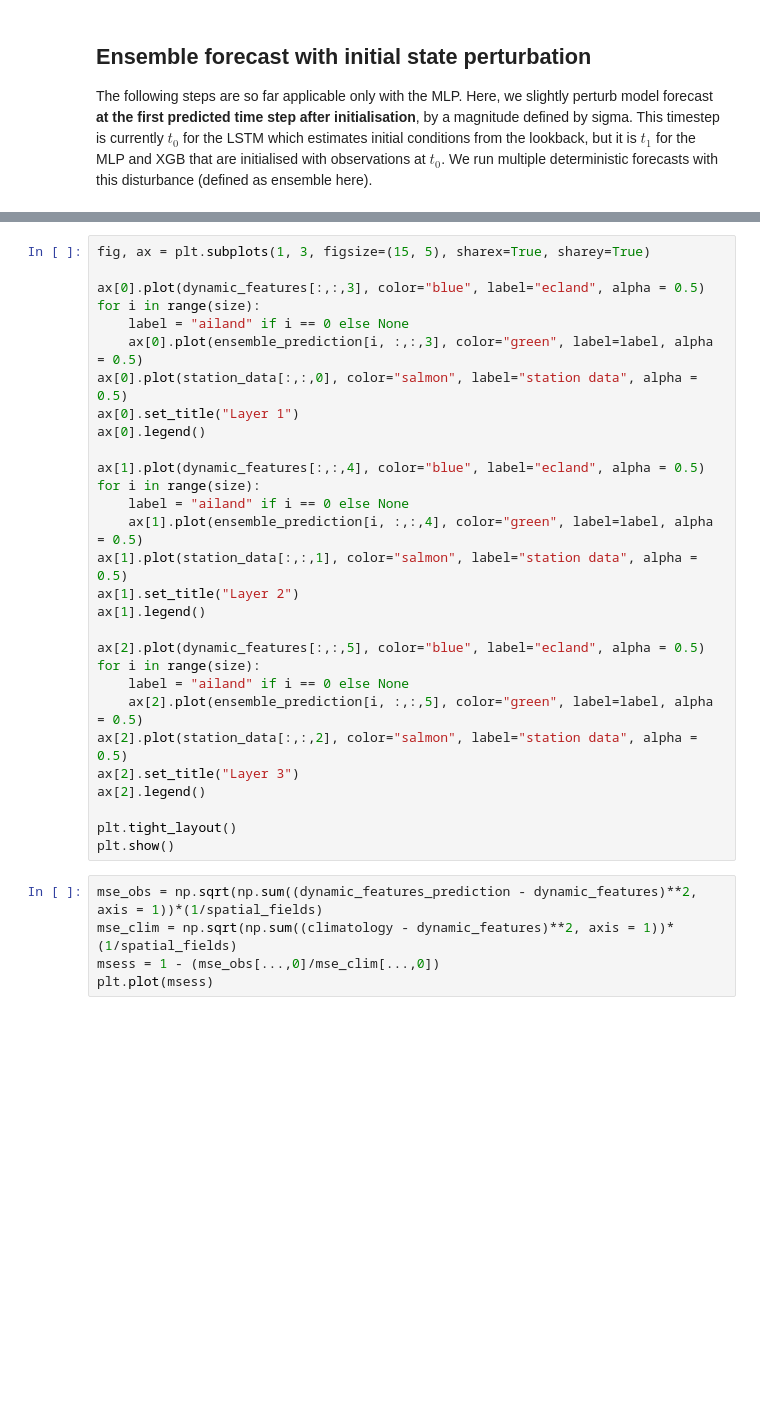
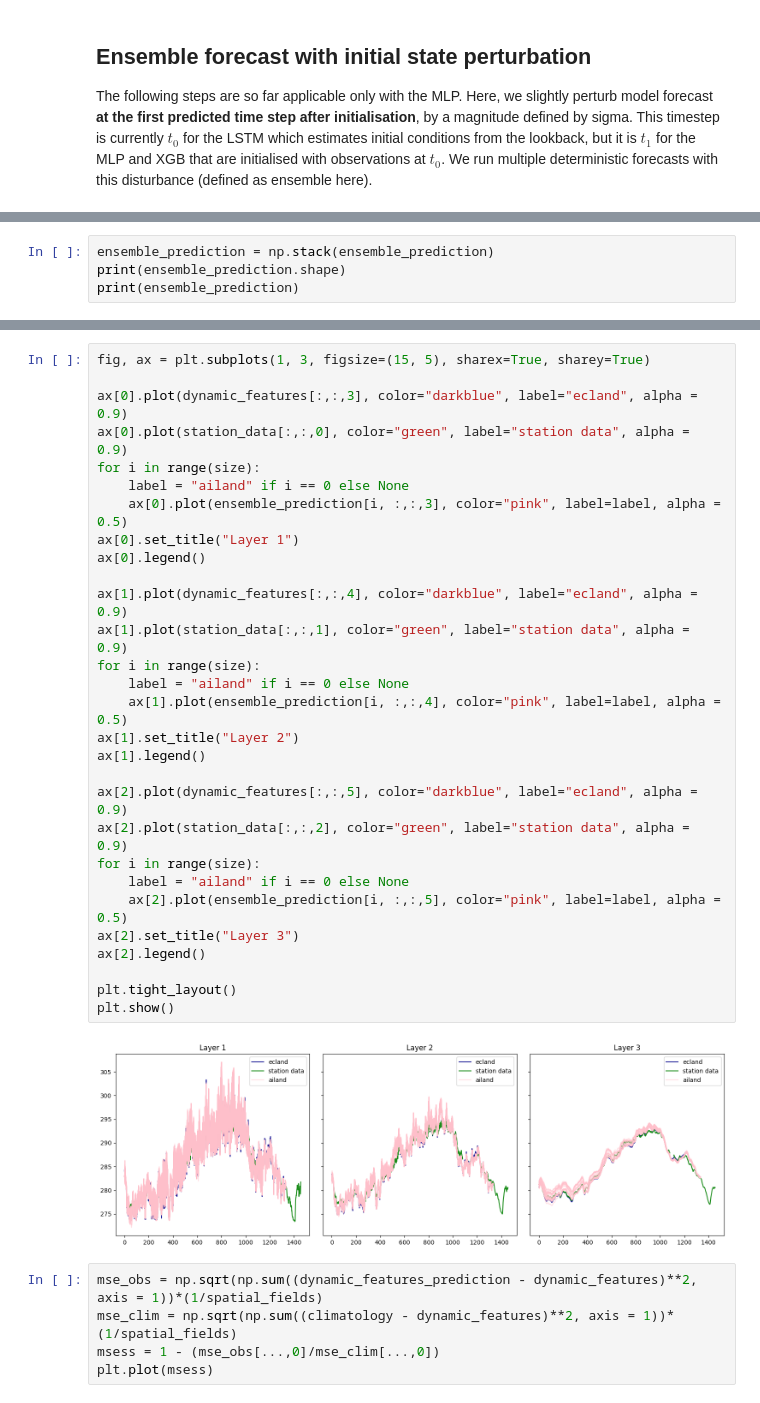
Before and after one commit to MWesselkamp/forecast-horizons, a Jupyter notebook: ecland-emulator/notebooks/evaluation_template.ipynb, the cells around one changed output, grey strips where cells are left out. Saved outputs shown, nothing was run; the diff lists cells and outputs as text; blank space fills up the shorter version.

```diff
--- a/ecland-emulator/notebooks/evaluation_template.ipynb
+++ b/ecland-emulator/notebooks/evaluation_template.ipynb
@@ -291,0 +335,4 @@ print(ensemble_prediction)
+# %%
+ensemble_prediction = np.stack(ensemble_prediction)
+print(ensemble_prediction.shape)
+print(ensemble_prediction)
@@ -292,32 +357,34 @@ print(ensemble_prediction)
 # %%
 fig, ax = plt.subplots(1, 3, figsize=(15, 5), sharex=True, sharey=True)
 
-ax[0].plot(dynamic_features[:,:,3], color="blue", label="ecland", alpha = 0.5)
+ax[0].plot(dynamic_features[:,:,3], color="darkblue", label="ecland", alpha = 0.9)
+ax[0].plot(station_data[:,:,0], color="green", label="station data", alpha = 0.9)
 for i in range(size):
     label = "ailand" if i == 0 else None
-    ax[0].plot(ensemble_prediction[i, :,:,3], color="green", label=label, alpha = 0.5)
-ax[0].plot(station_data[:,:,0], color="salmon", label="station data", alpha = 0.5)
+    ax[0].plot(ensemble_prediction[i, :,:,3], color="pink", label=label, alpha = 0.5)
 ax[0].set_title("Layer 1")
 ax[0].legend()
 
-ax[1].plot(dynamic_features[:,:,4], color="blue", label="ecland", alpha = 0.5)
+ax[1].plot(dynamic_features[:,:,4], color="darkblue", label="ecland", alpha = 0.9)
+ax[1].plot(station_data[:,:,1], color="green", label="station data", alpha = 0.9)
 for i in range(size):
     label = "ailand" if i == 0 else None
-    ax[1].plot(ensemble_prediction[i, :,:,4], color="green", label=label, alpha = 0.5)
-ax[1].plot(station_data[:,:,1], color="salmon", label="station data", alpha = 0.5)
+    ax[1].plot(ensemble_prediction[i, :,:,4], color="pink", label=label, alpha = 0.5)
 ax[1].set_title("Layer 2")
 ax[1].legend()
 
-ax[2].plot(dynamic_features[:,:,5], color="blue", label="ecland", alpha = 0.5)
+ax[2].plot(dynamic_features[:,:,5], color="darkblue", label="ecland", alpha = 0.9)
+ax[2].plot(station_data[:,:,2], color="green", label="station data", alpha = 0.9)
 for i in range(size):
     label = "ailand" if i == 0 else None
-    ax[2].plot(ensemble_prediction[i, :,:,5], color="green", label=label, alpha = 0.5)
-ax[2].plot(station_data[:,:,2], color="salmon", label="station data", alpha = 0.5)
+    ax[2].plot(ensemble_prediction[i, :,:,5], color="pink", label=label, alpha = 0.5)
 ax[2].set_title("Layer 3")
 ax[2].legend()
 
 plt.tight_layout()
 plt.show()
+# %% [output]
+[figure, added]
 # %%
 mse_obs = np.sqrt(np.sum((dynamic_features_prediction - dynamic_features)**2, axis = 1))*(1/spatial_fields)
 mse_clim = np.sqrt(np.sum((climatology - dynamic_features)**2, axis = 1))*(1/spatial_fields)
```
Also changed, not shown: parts of 3 cells of this notebook, 1 other file.
